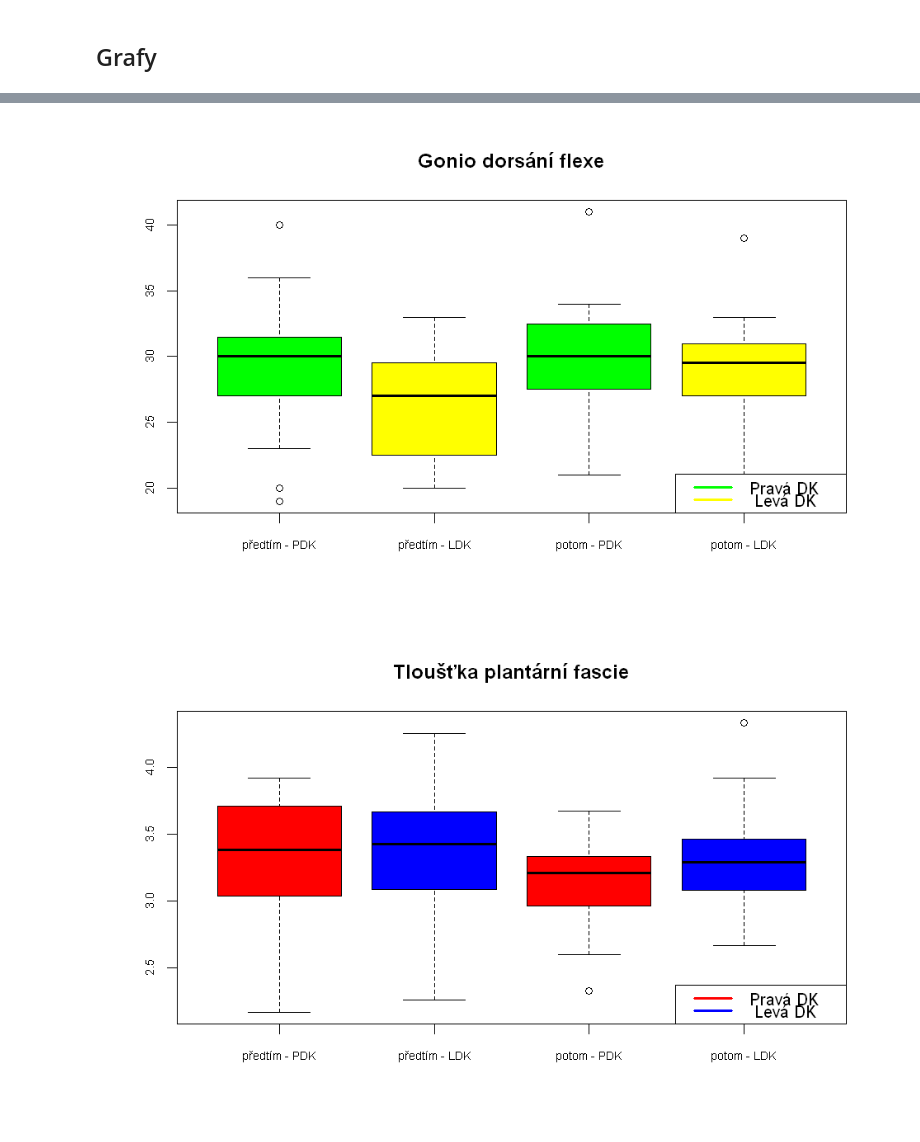
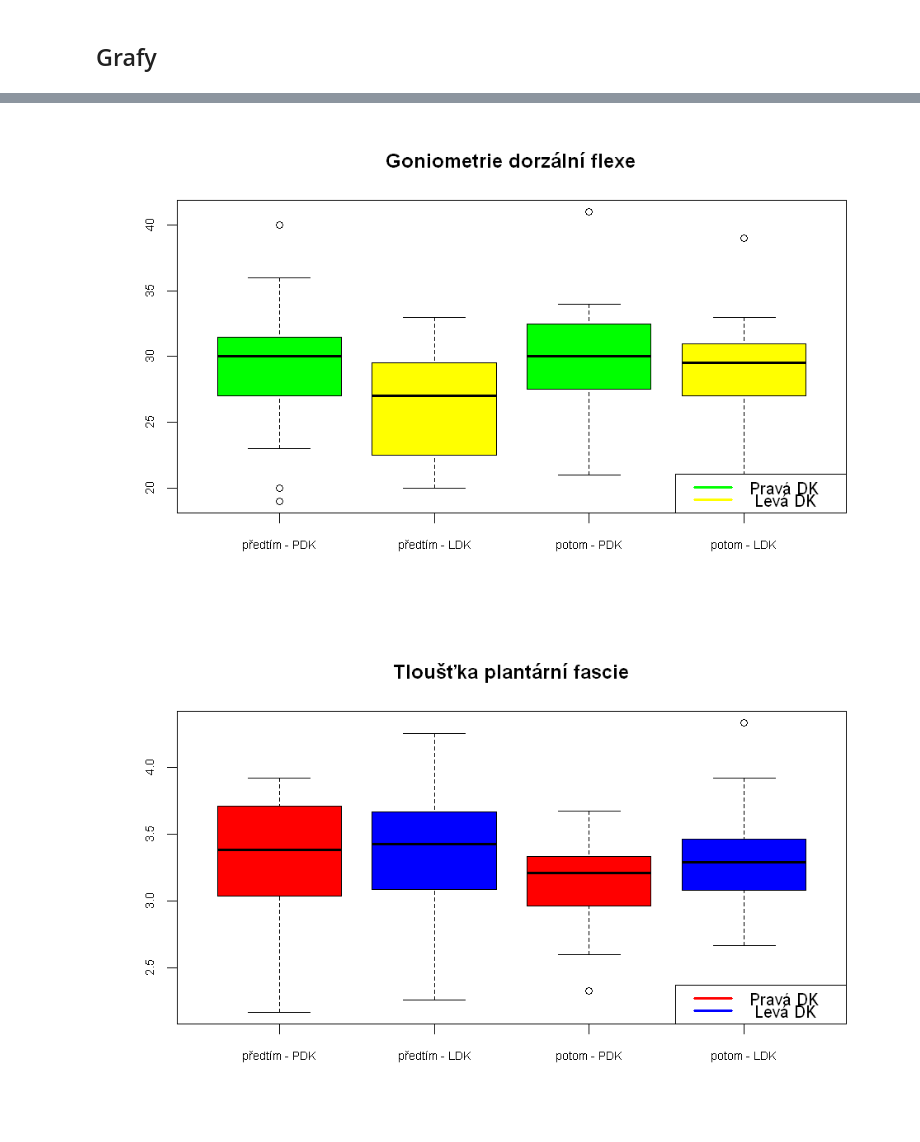
Before and after one commit to magicbeans817/Ondra---bc, a Jupyter notebook: Metodologie.ipynb, the cells around one changed output, grey strips where cells are left out. Saved outputs shown, nothing was run; the diff lists cells and outputs as text; code cells hidden in the pictures.

```diff
--- a/Metodologie.ipynb
+++ b/Metodologie.ipynb
@@ -175,15 +175,15 @@ legend("bottomright", c("Pravá DK", " Levá DK"),
 # %%
 options(repr.plot.width=8, repr.plot.height=5)
 tpc <- cbind(data_pred[,c(3,4)], data_po[, c(3,4)])
 barvicky <- c("green","yellow")
 popis <- c("předtím - PDK","předtím - LDK",
            "potom - PDK","potom - LDK")
 boxplot(tpc, xlab = "", ylab = "", col = barvicky, names = popis, par(cex.axis=0.7))
-title("Gonio dorsání flexe")
+title("Goniometrie dorzální flexe")
 legend("bottomright", c("Pravá DK", " Levá DK"),
        col=c("green", "yellow"), lwd=3)
 # %% [output]
-[figure, old version]
+[figure, new version]
 # %%
 options(repr.plot.width=8, repr.plot.height=5)
 tpc <- cbind(data_pred[,c(5,6)], data_po[, c(5,6)])
```
Also changed, not shown: parts of 4 cells of this notebook.
